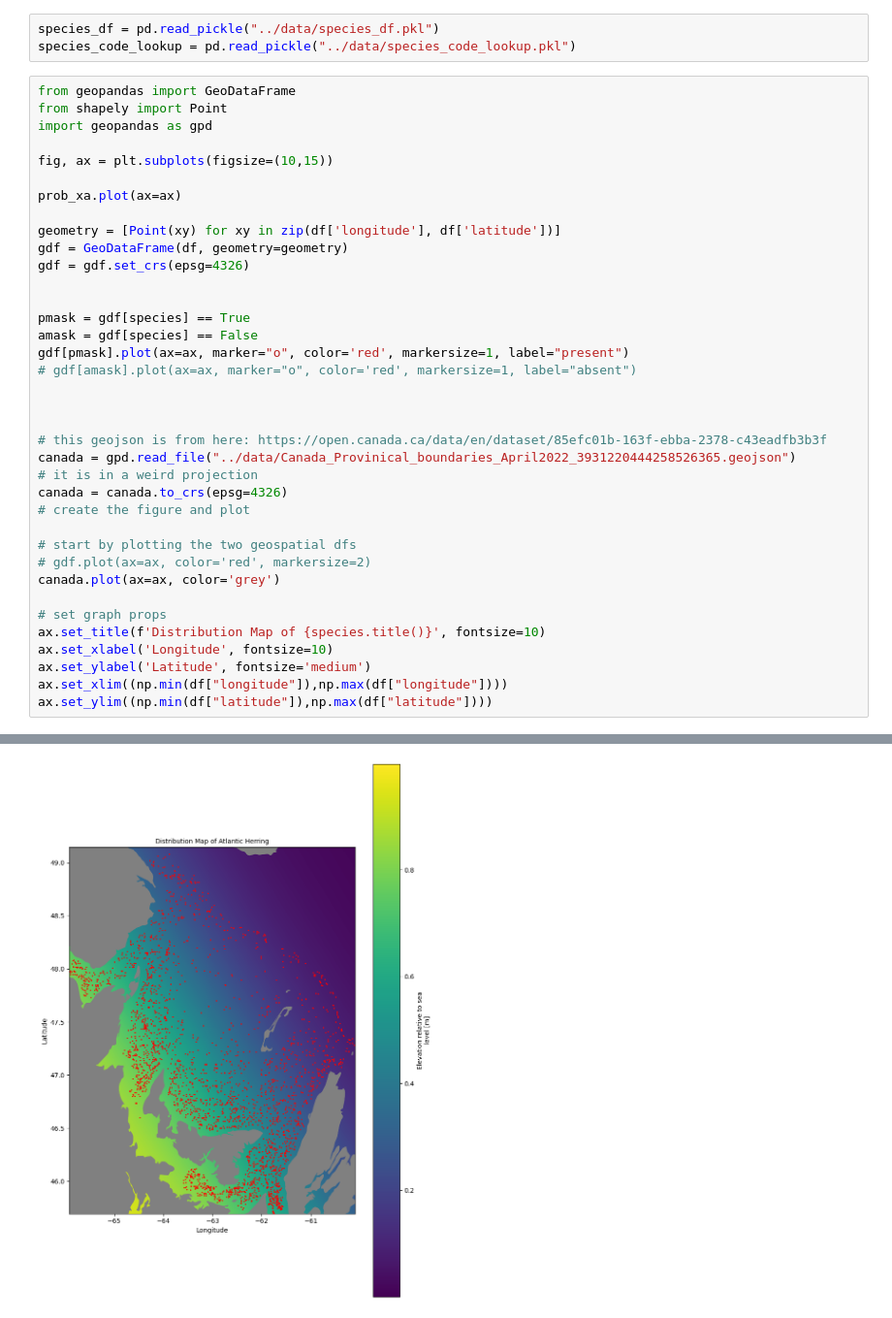
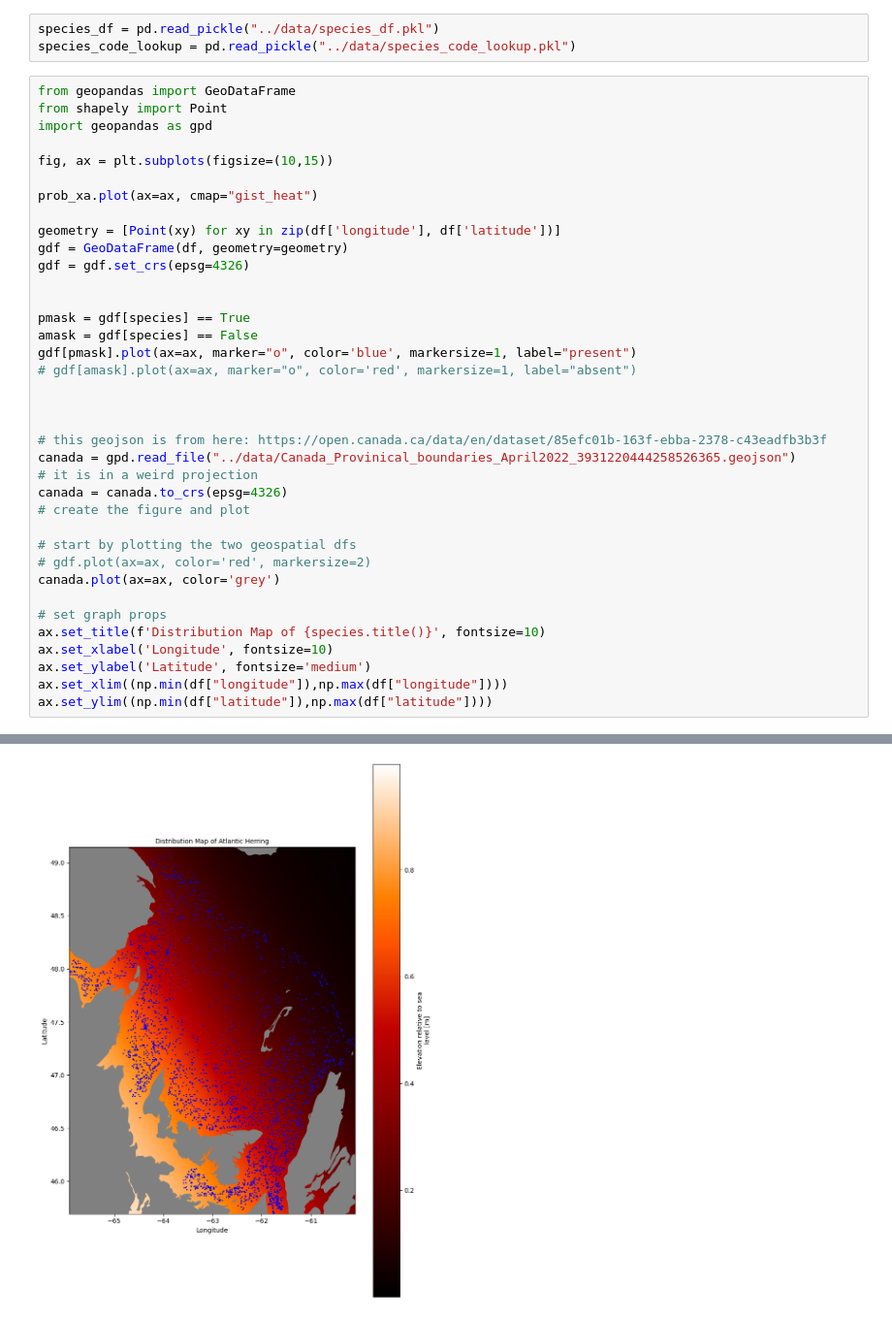
Before and after one commit to davjfish/WatspeedStatsGroupProject, a Jupyter notebook: analysis/Logistic_regression.ipynb, the cells around one changed output, grey strips where cells are left out. Shown at 97% size. Cells and saved outputs as stored; diff of their text form.

```diff
--- a/analysis/Logistic_regression.ipynb
+++ b/analysis/Logistic_regression.ipynb
@@ -367,36 +367,36 @@ import geopandas as gpd
 
 fig, ax = plt.subplots(figsize=(10,15))
 
-prob_xa.plot(ax=ax)
+prob_xa.plot(ax=ax, cmap="gist_heat")
 
 geometry = [Point(xy) for xy in zip(df['longitude'], df['latitude'])]
 gdf = GeoDataFrame(df, geometry=geometry)
 gdf = gdf.set_crs(epsg=4326)
 
 
 pmask = gdf[species] == True
 amask = gdf[species] == False
-gdf[pmask].plot(ax=ax, marker="o", color='red', markersize=1, label="present")
+gdf[pmask].plot(ax=ax, marker="o", color='blue', markersize=1, label="present")
 # gdf[amask].plot(ax=ax, marker="o", color='red', markersize=1, label="absent")
 
 
 
 # this geojson is from here: https://open.canada.ca/data/en/dataset/85efc01b-163f-ebba-2378-c43eadfb3b3f
 canada = gpd.read_file("../data/Canada_Provinical_boundaries_April2022_3931220444258526365.geojson")
 # it is in a weird projection
 canada = canada.to_crs(epsg=4326)
 # create the figure and plot
 
 # start by plotting the two geospatial dfs
 # gdf.plot(ax=ax, color='red', markersize=2)
 canada.plot(ax=ax, color='grey')
 
 # set graph props
 ax.set_title(f'Distribution Map of {species.title()}', fontsize=10)
 ax.set_xlabel('Longitude', fontsize=10)
 ax.set_ylabel('Latitude', fontsize='medium')
 ax.set_xlim((np.min(df["longitude"]),np.max(df["longitude"])))
 ax.set_ylim((np.min(df["latitude"]),np.max(df["latitude"])))
 # %% [output]
 (45.6930833333333, 49.1464166666667)
-[figure, old version]
+[figure, new version]
```
Also changed, not shown: 1 other file.
